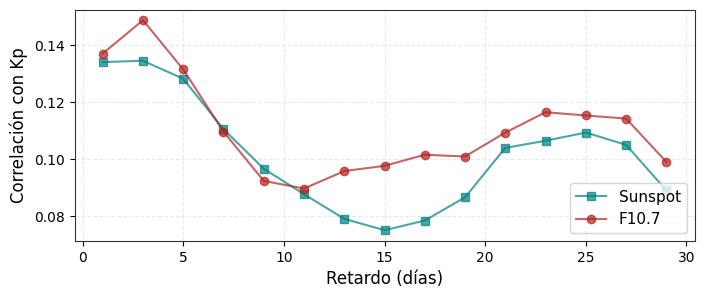
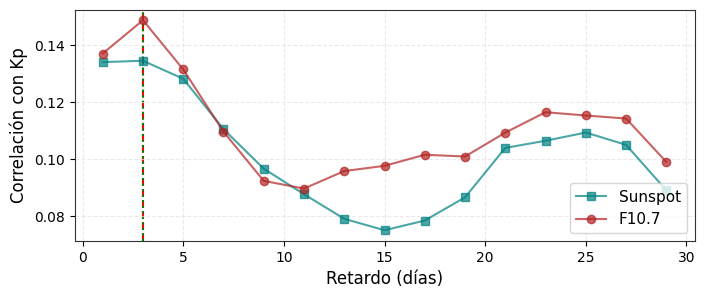
The notebook cell's code change between the first figure and the second:
--- before
+++ after
@@ -7,3 +7,8 @@
 # ax.set_title('Correlación : Kp vs. [SN, F10.7]')
 ax.legend(loc="lower right")
+# Max correlation Lag
+max_corr_sn = lags[np.argmax(corr_sn)]
+max_corr_f107 = lags[np.argmax(corr_f107)]
+ax.axvline(max_corr_sn, color="red", ls="--", zorder=0)
+ax.axvline(max_corr_sn, color="green", ls=":", zorder=0)
 plt.show()

Commit: question 4 on the way, metrics